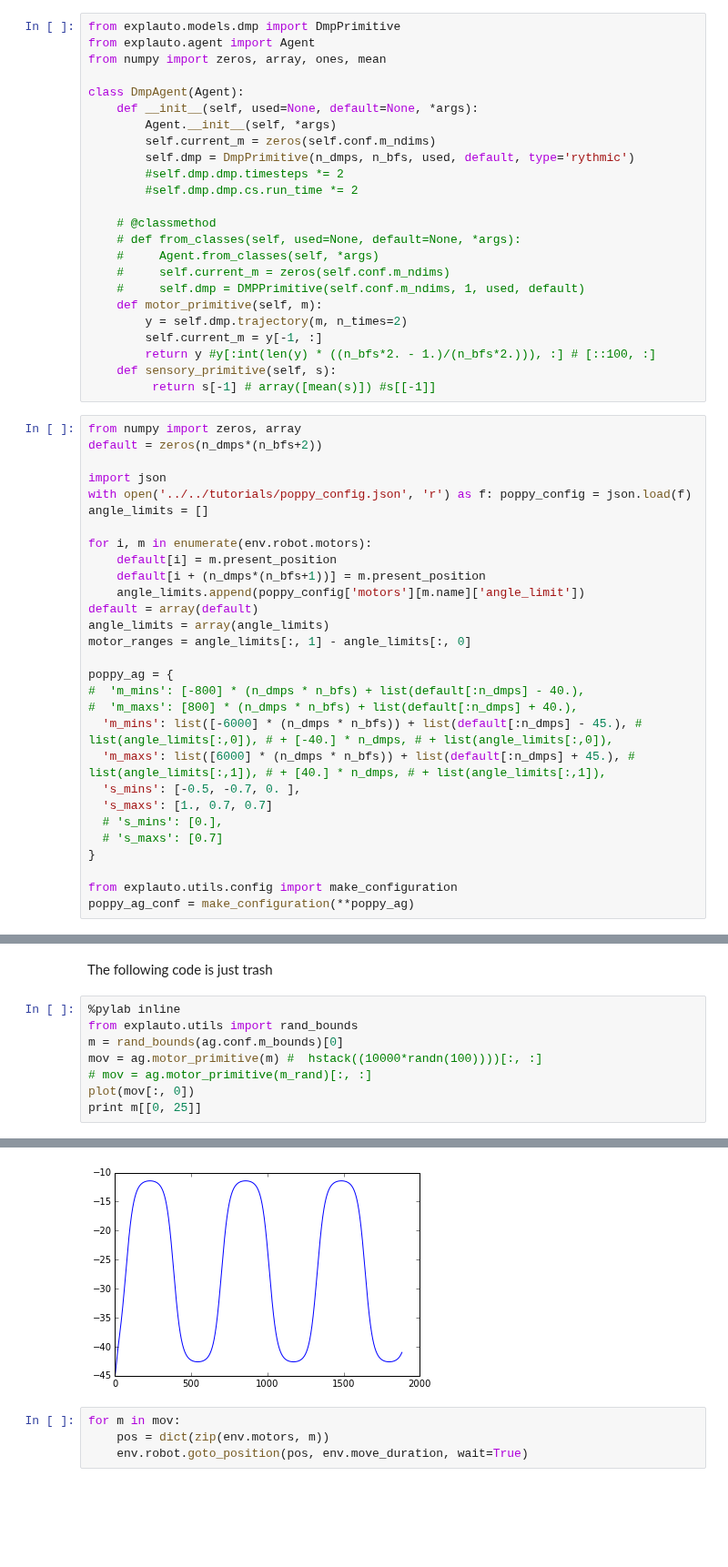
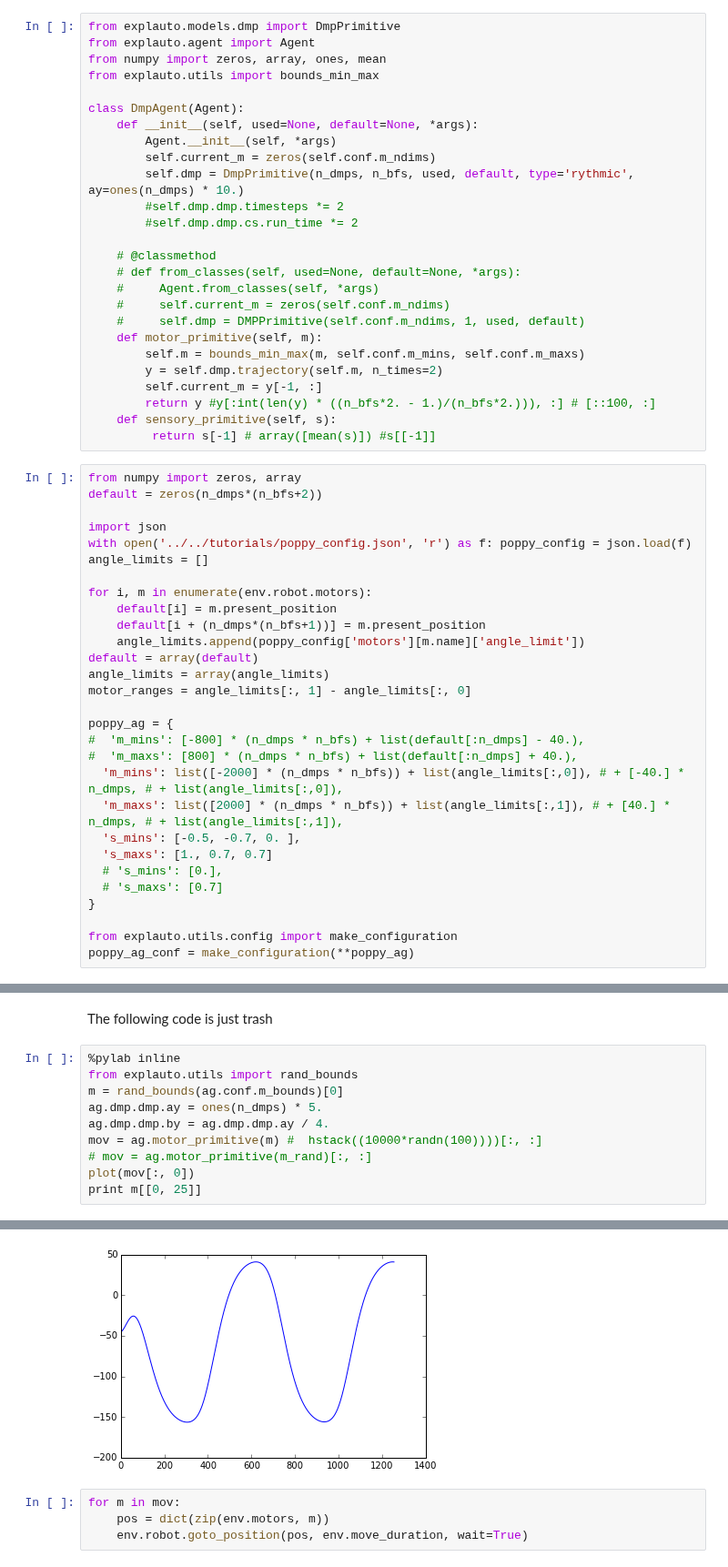
Before and after one commit to flowersteam/explauto, a Jupyter notebook: notebook/monte-ta-tete.ipynb, the cells around one changed output, grey strips where cells are left out. Shown at 91% size. Saved outputs shown, nothing was run; the diff lists cells and outputs as text; blank space fills up the shorter version.

```diff
--- a/notebook/monte-ta-tete.ipynb
+++ b/notebook/monte-ta-tete.ipynb
@@ -58,12 +79,13 @@ env = PoppyEnv(**poppy_stand)
 from explauto.models.dmp import DmpPrimitive
 from explauto.agent import Agent
 from numpy import zeros, array, ones, mean
+from explauto.utils import bounds_min_max
 
 class DmpAgent(Agent):
     def __init__(self, used=None, default=None, *args):
         Agent.__init__(self, *args)
         self.current_m = zeros(self.conf.m_ndims)
-        self.dmp = DmpPrimitive(n_dmps, n_bfs, used, default, type='rythmic')
+        self.dmp = DmpPrimitive(n_dmps, n_bfs, used, default, type='rythmic', ay=ones(n_dmps) * 10.)
         #self.dmp.dmp.timesteps *= 2
         #self.dmp.dmp.cs.run_time *= 2
 
@@ -73,7 +95,8 @@ class DmpAgent(Agent):
     #     self.current_m = zeros(self.conf.m_ndims)
     #     self.dmp = DMPPrimitive(self.conf.m_ndims, 1, used, default)
     def motor_primitive(self, m):
-        y = self.dmp.trajectory(m, n_times=2)
+        self.m = bounds_min_max(m, self.conf.m_mins, self.conf.m_maxs)
+        y = self.dmp.trajectory(self.m, n_times=2)
         self.current_m = y[-1, :]
         return y #y[:int(len(y) * ((n_bfs*2. - 1.)/(n_bfs*2.))), :] # [::100, :]
     def sensory_primitive(self, s):
@@ -97,8 +120,8 @@ motor_ranges = angle_limits[:, 1] - angle_limits[:, 0]
 poppy_ag = {
 #  'm_mins': [-800] * (n_dmps * n_bfs) + list(default[:n_dmps] - 40.),
 #  'm_maxs': [800] * (n_dmps * n_bfs) + list(default[:n_dmps] + 40.),
-  'm_mins': list([-6000] * (n_dmps * n_bfs)) + list(default[:n_dmps] - 45.), # list(angle_limits[:,0]), # + [-40.] * n_dmps, # + list(angle_limits[:,0]),
-  'm_maxs': list([6000] * (n_dmps * n_bfs)) + list(default[:n_dmps] + 45.), # list(angle_limits[:,1]), # + [40.] * n_dmps, # + list(angle_limits[:,1]),
+  'm_mins': list([-2000] * (n_dmps * n_bfs)) + list(angle_limits[:,0]), # + [-40.] * n_dmps, # + list(angle_limits[:,0]),
+  'm_maxs': list([2000] * (n_dmps * n_bfs)) + list(angle_limits[:,1]), # + [40.] * n_dmps, # + list(angle_limits[:,1]),
   's_mins': [-0.5, -0.7, 0. ],
   's_maxs': [1., 0.7, 0.7]
   # 's_mins': [0.],
@@ -167,6 +239,8 @@ The following code is just trash
 %pylab inline
 from explauto.utils import rand_bounds
 m = rand_bounds(ag.conf.m_bounds)[0]
+ag.dmp.dmp.ay = ones(n_dmps) * 5.
+ag.dmp.dmp.by = ag.dmp.dmp.ay / 4.
 mov = ag.motor_primitive(m) #  hstack((10000*randn(100))))[:, :]
 # mov = ag.motor_primitive(m_rand)[:, :]
 plot(mov[:, 0])
@@ -177,4 +253,4 @@ Populating the interactive namespace from numpy and matplotlib
-[figure, old version]
+[figure, new version]
 # %%
 for m in mov:
     pos = dict(zip(env.motors, m))
```
Also changed, not shown: parts of 13 cells of this notebook.
